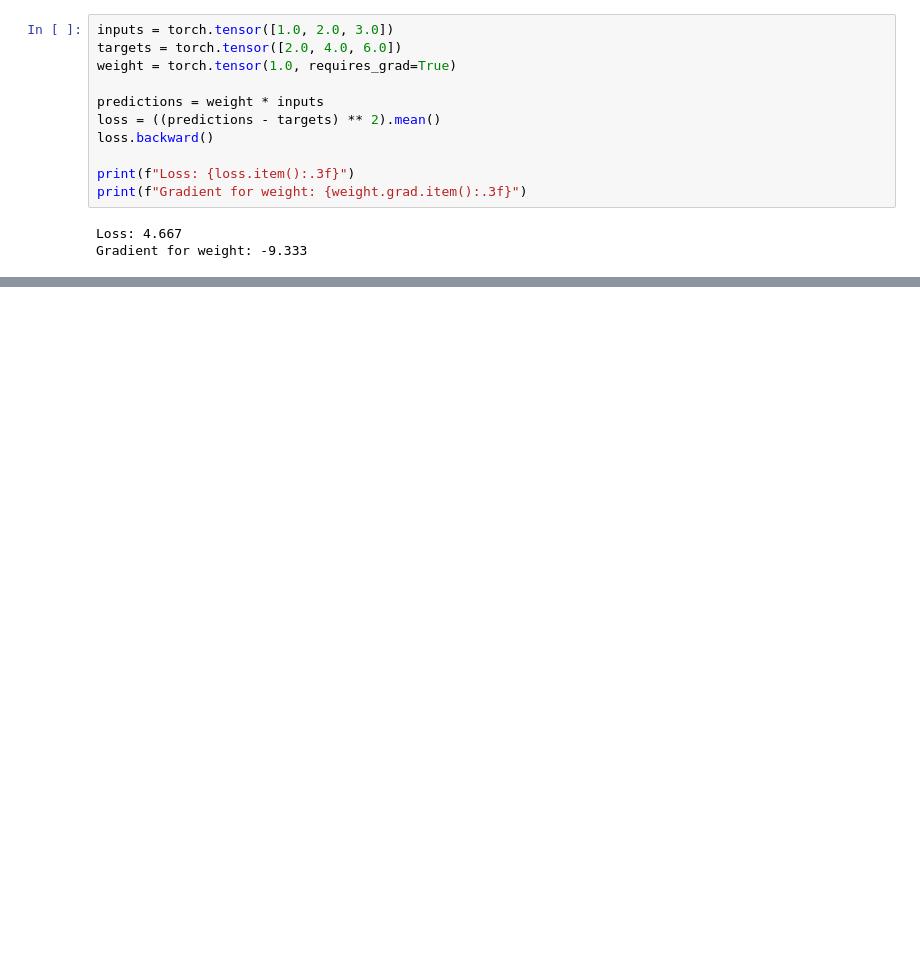
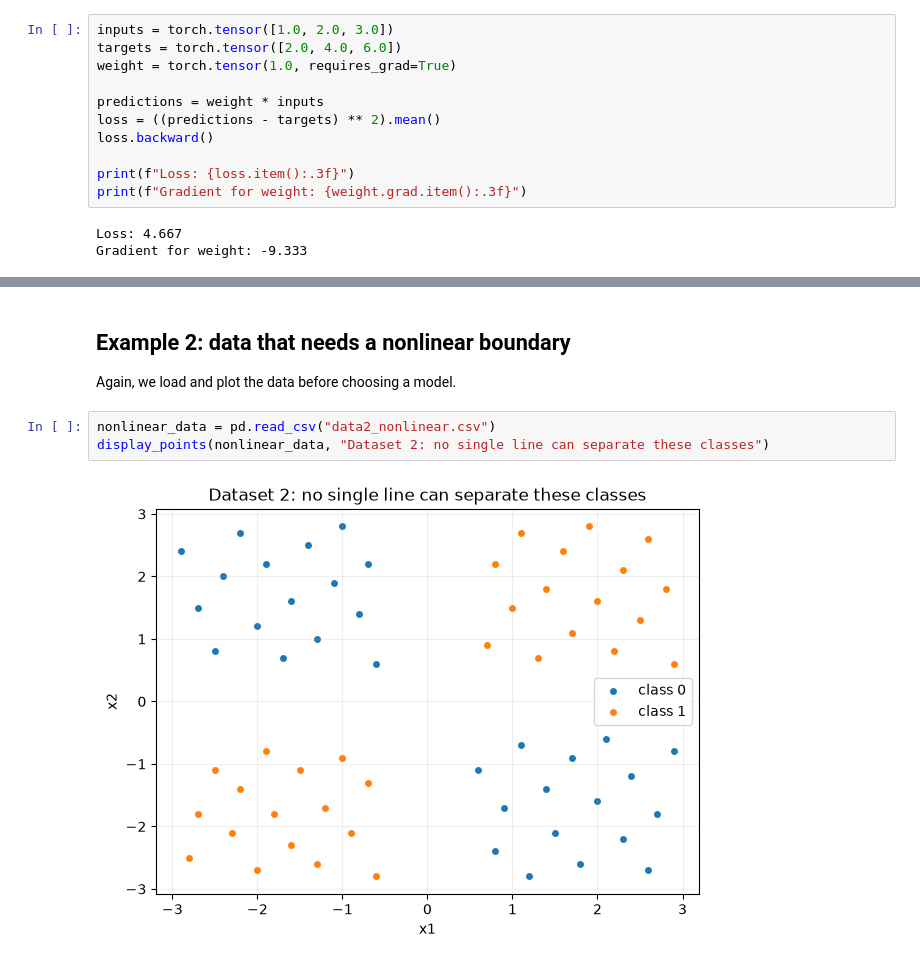
Before and after one commit to ai-with-guy/Intro-to-practical-AI-course, a Jupyter notebook: 2. Deep Learning Fundementals/pytorch_tensors_and_numpy.ipynb, the cells around one changed output, grey strips where cells are left out. Cells and saved outputs as stored; diff of their text form; blank space fills up the shorter version.

```diff
--- a/2. Deep Learning Fundementals/pytorch_tensors_and_numpy.ipynb
+++ b/2. Deep Learning Fundementals/pytorch_tensors_and_numpy.ipynb
@@ -182,0 +286,9 @@ plt.show()
+# %% [markdown]
+## Example 2: data that needs a nonlinear boundary
+
+Again, we load and plot the data before choosing a model.
+# %%
+nonlinear_data = pd.read_csv("data2_nonlinear.csv")
+display_points(nonlinear_data, "Dataset 2: no single line can separate these classes")
+# %% [output]
+[figure, added]
```
Also changed, not shown: parts of 24 cells of this notebook, 13 other files.
